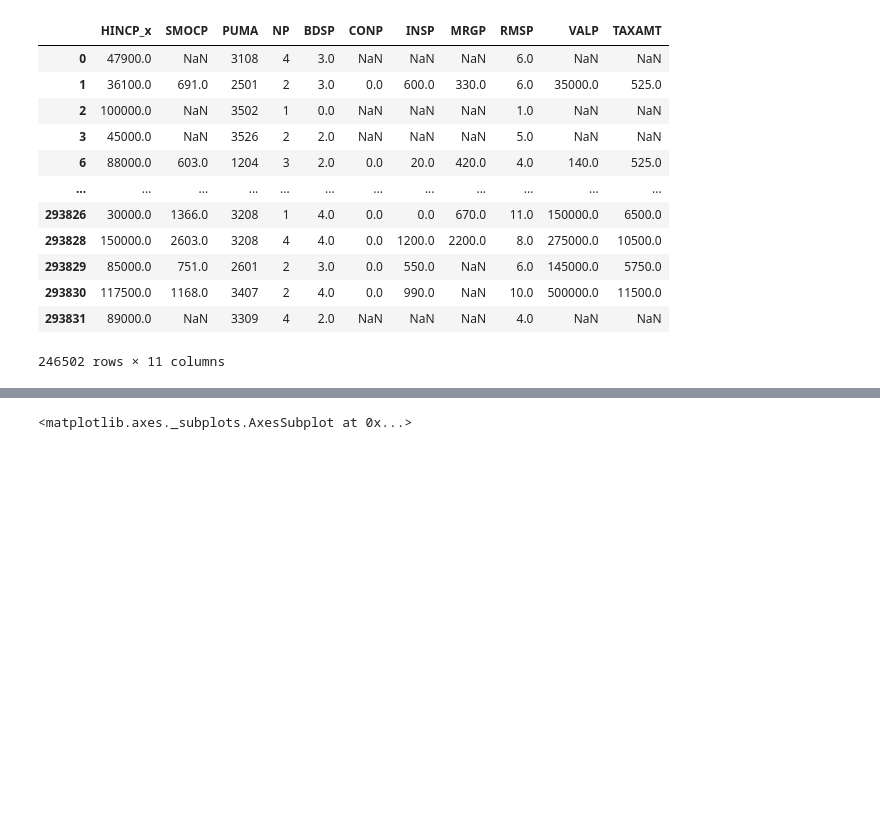
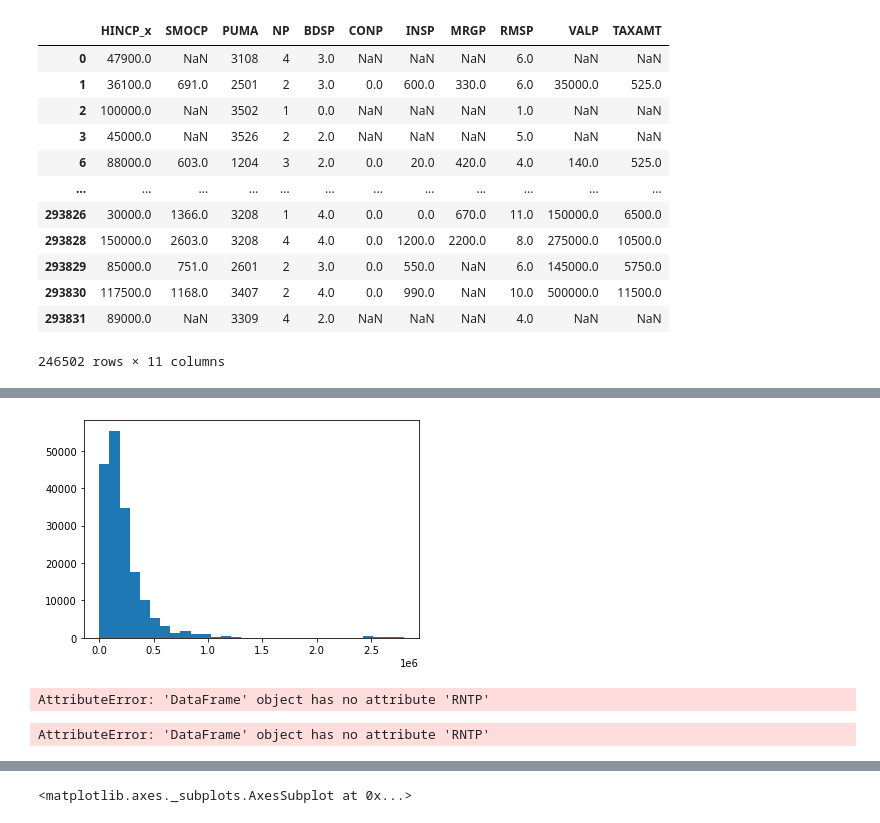
Before and after one commit to JohnhoyStephens/Capstone, a Jupyter notebook: Notebooks/Explortatory/Data_cleaning_processing.ipynb, the cells around one changed output, grey strips where cells are left out. Drawn from its saved outputs; the diff is of its cells as text; code cells hidden in the pictures; blank space fills up the shorter version.

```diff
--- a/Notebooks/Explortatory/Data_cleaning_processing.ipynb
+++ b/Notebooks/Explortatory/Data_cleaning_processing.ipynb
@@ -338,10 +373,16 @@ df1_numeric_dropepd_columns.VALP.value_counts()
 # %%
-Now that I know there are zero values I can drop them and look at how the data is distributed
+# Now that I know there are zero values I can drop them and look at how the data is distributed
 plt.hist(df1_numeric_dropepd_columns[df1_numeric_dropepd_columns.VALP>0].VALP,bins=30);
+# %% [output]
+[figure, added]
 # %%
-This was used to evalued the amount of zeros in a column if any.
+#This was used to evalued the amount of zeros in a column if any.
 df1_numeric_dropepd_columns.RNTP.value_counts()
+# %% [output]
+AttributeError: 'DataFrame' object has no attribute 'RNTP'
 # %%
-Now that I know there are zero values I can drop them and look at how the data is distributed
+# Now that I know there are zero values I can drop them and look at how the data is distributed
 plt.hist(df1_numeric_dropepd_columns[df1_numeric_dropepd_columns.RNTP>0].RNTP,bins=30);
+# %% [output]
+AttributeError: 'DataFrame' object has no attribute 'RNTP'
 # %%
```
Also changed, not shown: parts of 22 cells of this notebook.
